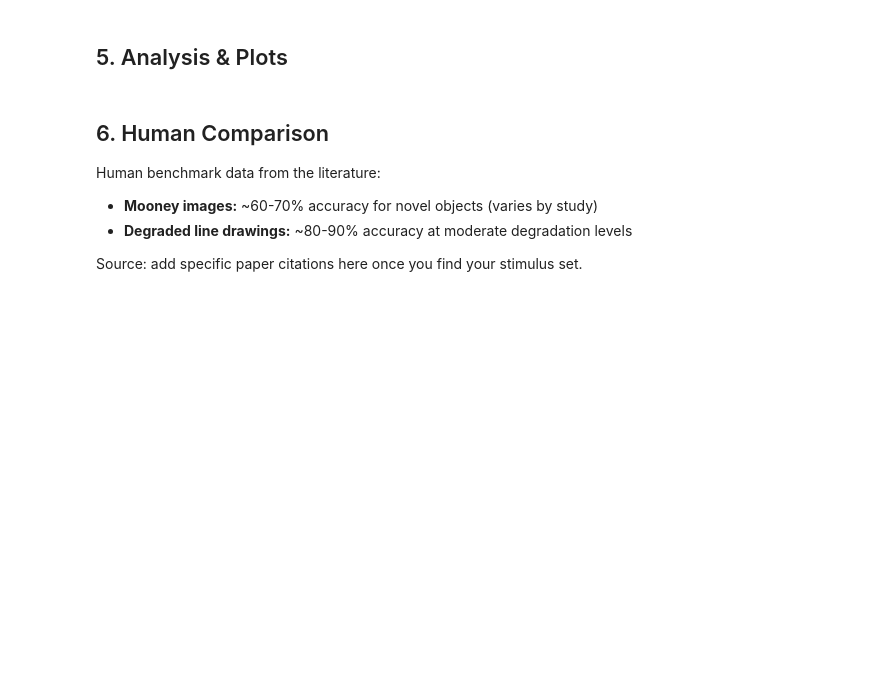
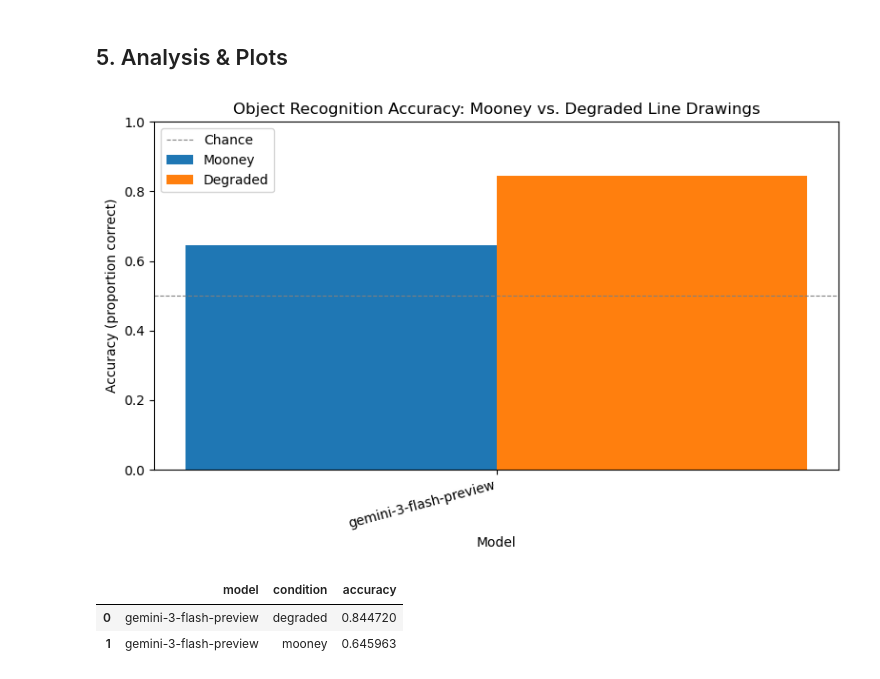
Before and after one commit to hayafaisalbugshan/feedforward-vision-vlms, a Jupyter notebook: experiment.ipynb, the cells around one changed output. Saved outputs shown, nothing was run; the diff lists cells and outputs as text; code cells hidden in the pictures; blank space fills up the shorter version.

Commit message:
Add experiment notebook, stimulus generation script, and project setup

```diff
--- a/experiment.ipynb
+++ b/experiment.ipynb
@@ -231,7 +243,7 @@ def run_experiment(stimuli, models):
 ## 5. Analysis & Plots
 # %%
 # Load results (if already saved)
-# results_df = pd.read_csv("results.csv")
+results_df = pd.read_csv("results.csv")
 
 def plot_accuracy(results_df):
     """
@@ -240,39 +252,36 @@ def plot_accuracy(results_df):
     summary = results_df.groupby(["model", "condition"])["correct"].mean().reset_index()
     summary.columns = ["model", "condition", "accuracy"]
 
     models = summary["model"].unique()
     conditions = ["mooney", "degraded"]
     x = np.arange(len(models))
     width = 0.35
 
     fig, ax = plt.subplots(figsize=(8, 5))
 
     for i, condition in enumerate(conditions):
         vals = [summary[(summary["model"] == m) & (summary["condition"] == condition)]["accuracy"].values[0]
                 for m in models]
         ax.bar(x + i * width, vals, width, label=condition.capitalize())
 
     ax.set_xlabel("Model")
     ax.set_ylabel("Accuracy (proportion correct)")
     ax.set_title("Object Recognition Accuracy: Mooney vs. Degraded Line Drawings")
     ax.set_xticks(x + width / 2)
     ax.set_xticklabels([m.split("/")[-1] for m in models], rotation=15, ha="right")
     ax.set_ylim(0, 1)
     ax.axhline(0.5, color="gray", linestyle="--", linewidth=0.8, label="Chance")
     ax.legend()
     plt.tight_layout()
     plt.savefig("accuracy_by_condition.png", dpi=150)
     plt.show()
 
     return summary
 
 
-# plot_accuracy(results_df)
+plot_accuracy(results_df)
+# %% [output]
+[figure, added]
+|  | model | condition | accuracy |
+| 0 | gemini-3-flash-preview | degraded | 0.844720 |
+| 1 | gemini-3-flash-preview | mooney | 0.645963 |
-# %% [markdown]
-## 6. Human Comparison
-
-Human benchmark data from the literature:
-- **Mooney images:** ~60-70% accuracy for novel objects (varies by study)
-- **Degraded line drawings:** ~80-90% accuracy at moderate degradation levels
-
-Source: add specific paper citations here once you find your stimulus set.
```
Also changed, not shown: parts of 4 cells of this notebook.
